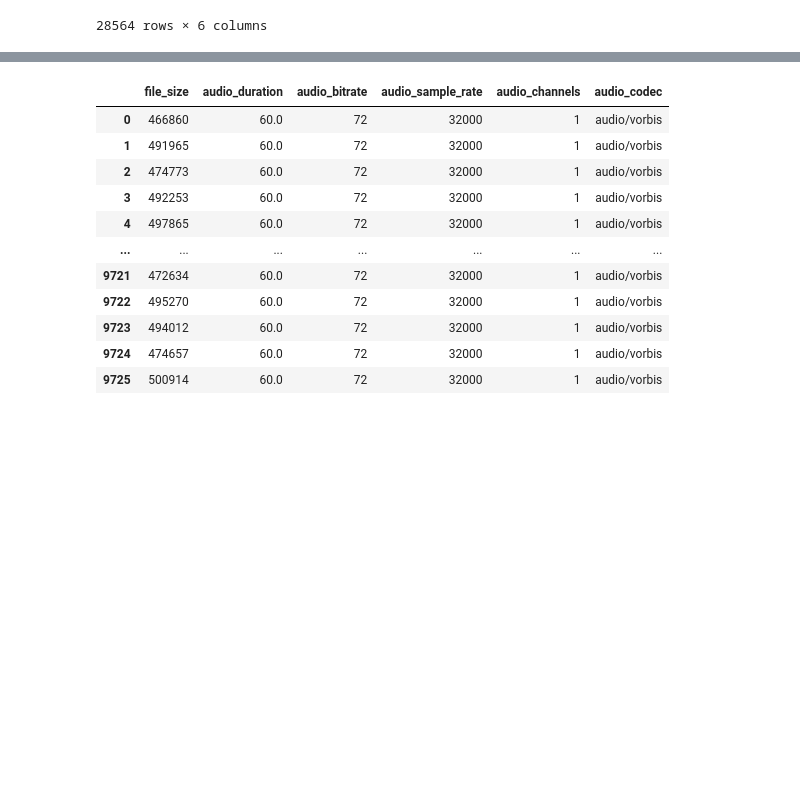
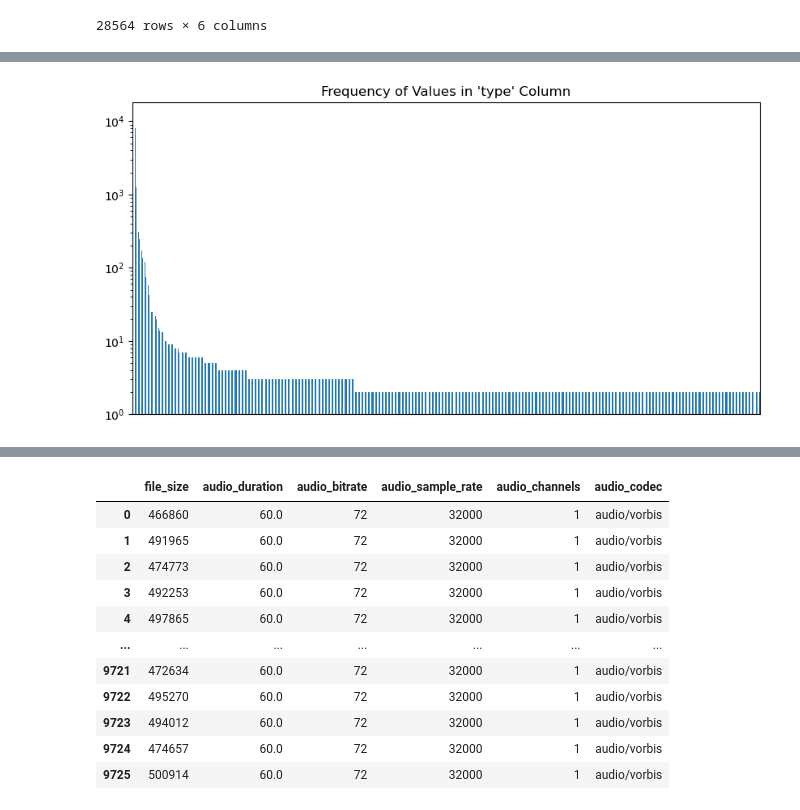
Before and after one commit to quercia-dev/birdclef2025, a Jupyter notebook: 01_Exploratory.ipynb, the cells around one changed output, grey strips where cells are left out. Cells and saved outputs as stored; diff of their text form; code cells hidden in the pictures; blank space fills up the shorter version.

```diff
--- a/01_Exploratory.ipynb
+++ b/01_Exploratory.ipynb
@@ -201,0 +215,29 @@ scape.data.to_csv("data/scape.df")
+# %%
+import ast
+from collections import Counter
+
+def count_values_in_lists(df, column_name):
+    all_values = []
+
+    for item in df[column_name]:
+        if isinstance(item, list):
+            all_values.extend(item)
+        else:
+            try:
+                parsed_list = ast.literal_eval(item)
+                all_values.extend(parsed_list)
+            except:
+                continue
+
+    return pd.Series(Counter(all_values)).sort_values(ascending=False)
+
+count_data = count_values_in_lists(data, "type")
+
+fig, ax = plt.subplots(figsize=(10,5))
+count_data.plot(kind='bar', ax=ax, log=True)
+ax.get_xaxis().set_visible(False)
+ax.set_title("Frequency of Values in 'type' Column")
+
+plt.show()
+# %% [output]
+[figure, added]
```
Also changed, not shown: parts of 18 cells of this notebook.
